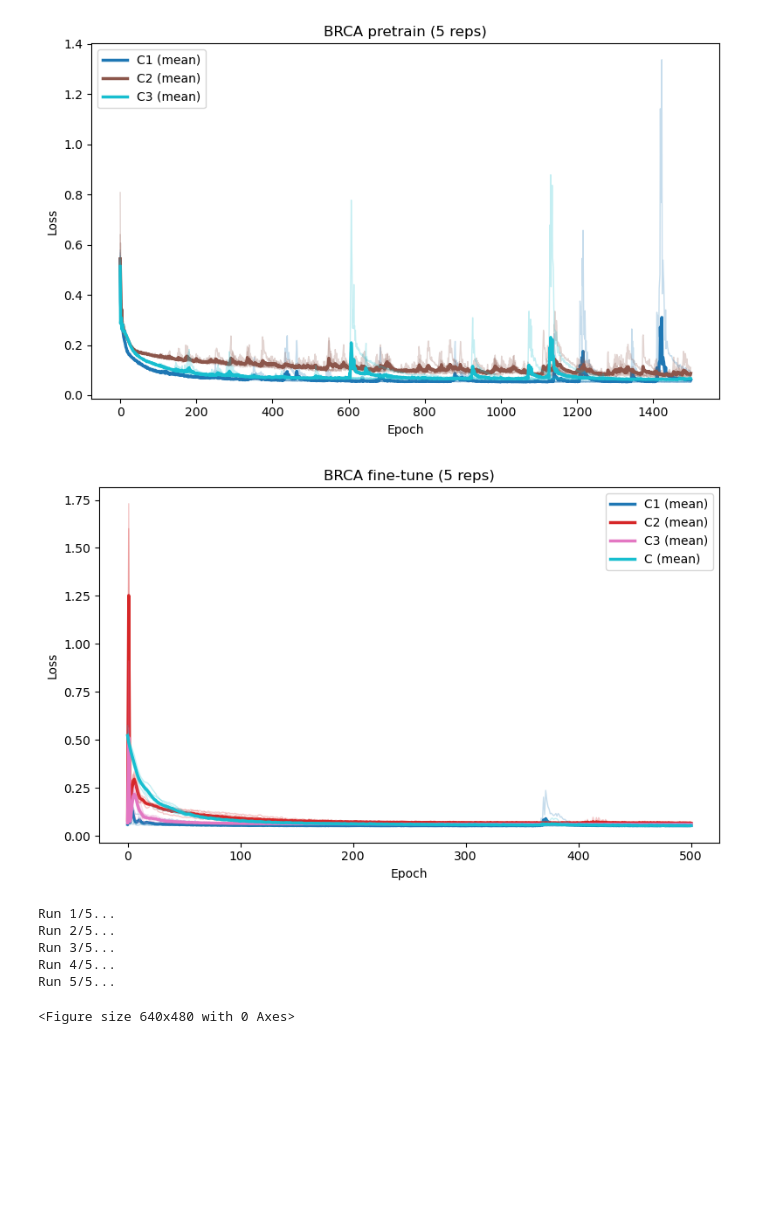
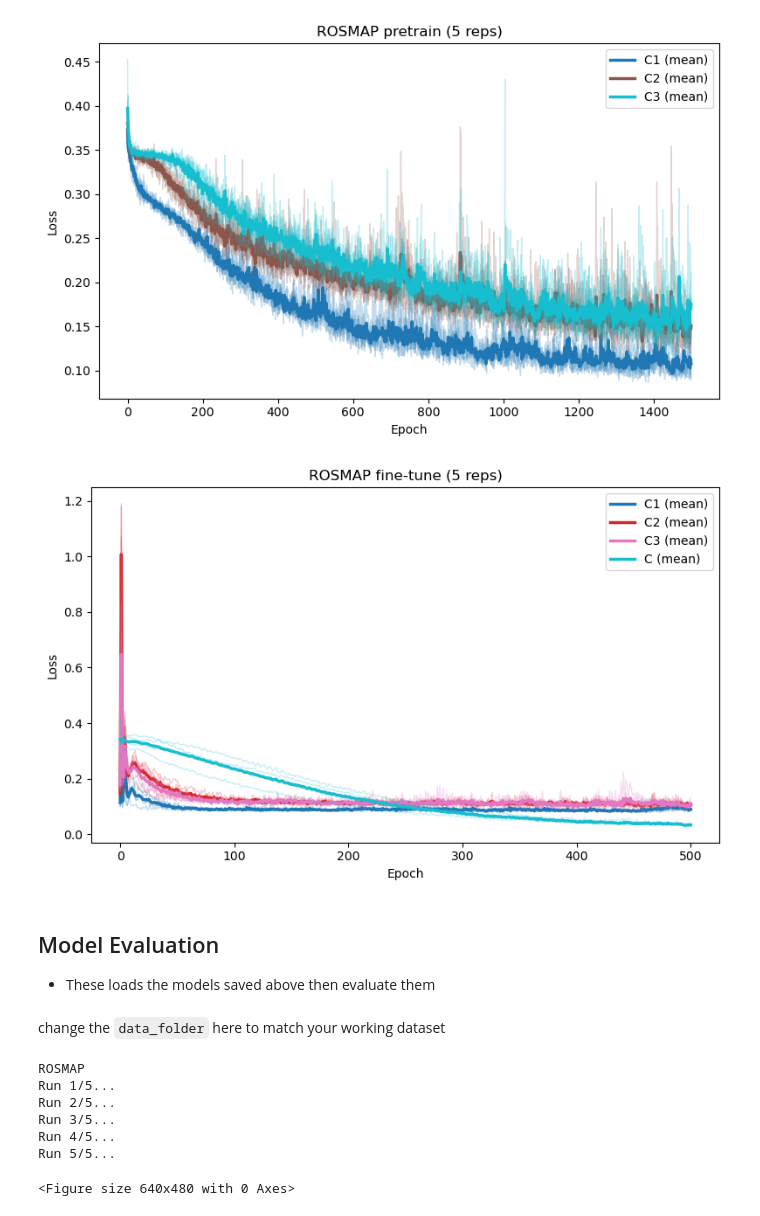
Before and after one commit to tt-eaves/mogonet-lab, a Jupyter notebook: main_mogonet_validation.ipynb, the cells around one changed output. Saved outputs shown, nothing was run; the diff lists cells and outputs as text; code cells hidden in the pictures; blank space fills up the shorter version.

```diff
--- a/main_mogonet_validation.ipynb
+++ b/main_mogonet_validation.ipynb
@@ -1,20 +10,24 @@
 # %%
 from mogonet_training_logger import run_reps_with_history, plot_phase_histories
+import os
+
+
+data_folder = "ROSMAP" # change to "BRCA" for multi-class (5)
 
 pretrain_histories, finetune_histories = run_reps_with_history(
-    data_folder="BRCA", # change to ROSMAP if needed
+    data_folder=data_folder,
     view_list=[1, 2, 3],
-    num_class=5, # set to 2 if training on ROSMAP
+    num_class=5 if data_folder == "BRCA" else 2,
     lr_e_pretrain=1e-3,
     lr_e=5e-4,
     lr_c=1e-3,
     num_epoch_pretrain=1500,
     num_epoch=500,
     num_reps=5,
-    model_folder="BRCA/models",  # set to None to skip saving
+    model_folder=os.path.join(data_folder, "models"),  # set to None to skip saving
 )
 
-plot_phase_histories(pretrain_histories, phase_name="Pretrain", title="BRCA pretrain (5 reps)")
-plot_phase_histories(finetune_histories, phase_name="Fine-tune", title="BRCA fine-tune (5 reps)")
+plot_phase_histories(pretrain_histories, phase_name="Pretrain", title=f"{data_folder} pretrain (5 reps)")
+plot_phase_histories(finetune_histories, phase_name="Fine-tune", title=f"{data_folder} fine-tune (5 reps)")
 # %% [output]
 === Rep 1/5 ===
@@ -38,5 +50,9 @@ Test: Epoch 500  ACC 0.798
-[figure, old version]
+[figure, new version]
-[figure, old version]
+[figure, new version]
+# %% [markdown]
+## Model Evaluation
+
+- These loads the models saved above then evaluate them
 # %%
 import os
 import copy
@@ -92,15 +102,17 @@ def plot_results(data_folder, all_metrics, output_dir="results"):
     with open(os.path.join(output_dir, "MeanPerf_MOGONET_reps.txt"), "w") as f:
         for key, value in mean_perf.items():
             f.write(f"{key}: {value}\n")
+# %% [markdown]
+change the `data_folder` here to match your working dataset
 # %%
-if __name__ == "__main__":
-    data_folder = 'BRCA'  # Change to 'ROSMAP' if needed
-    view_list = [1, 2, 3]
-    num_class = 5 if data_folder == 'BRCA' else 2
+data_folder = "ROSMAP" # Change to BRCA
+num_class = 5 if data_folder == 'BRCA' else 2
+print(data_folder)
 
-    all_metrics = run_cross_validation(data_folder, view_list, num_class)
-    plot_results(data_folder, all_metrics)
+all_metrics = run_cross_validation(data_folder, view_list, num_class)
+plot_results(data_folder, all_metrics)
 # %% [output]
+ROSMAP
 Run 1/5...
 Run 2/5...
 Run 3/5...
```
Also changed, not shown: parts of 6 cells of this notebook, 48 other files.
